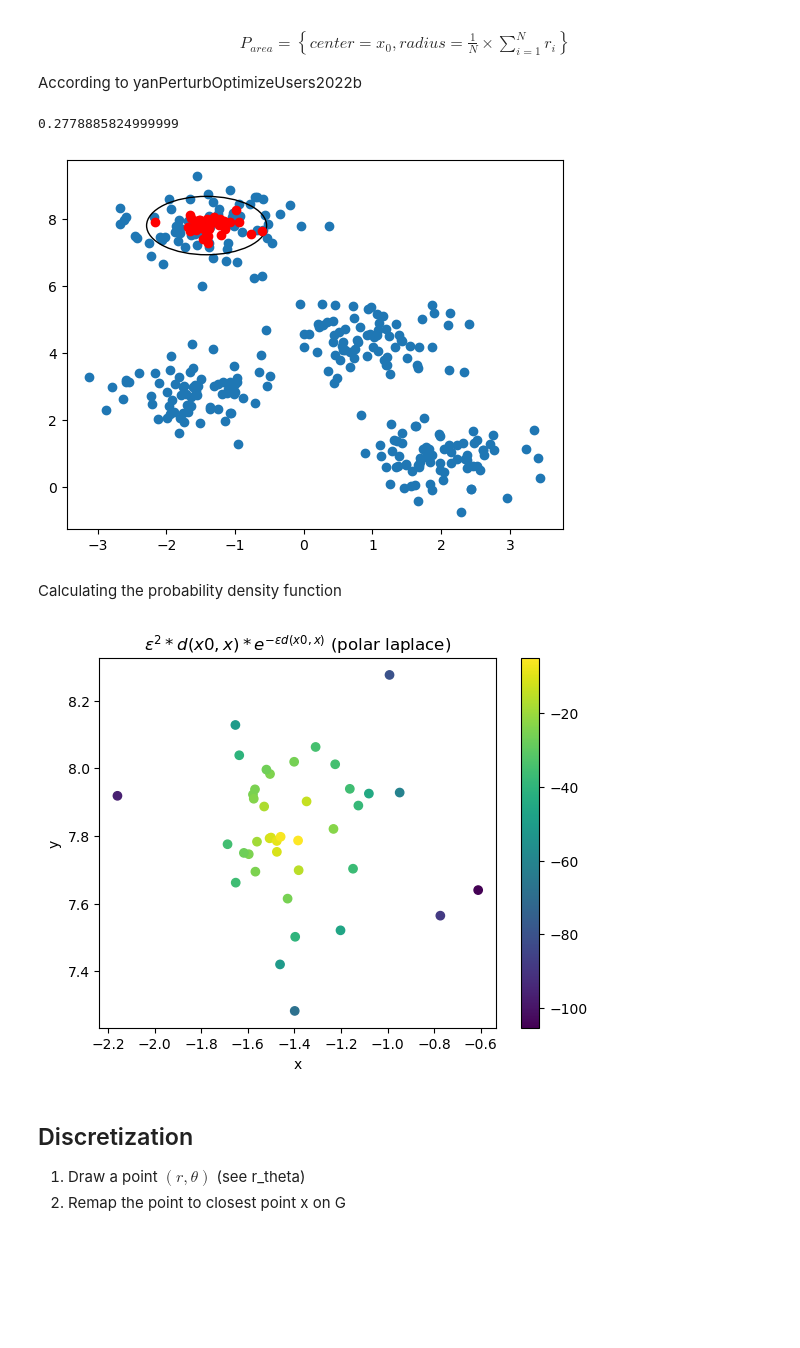
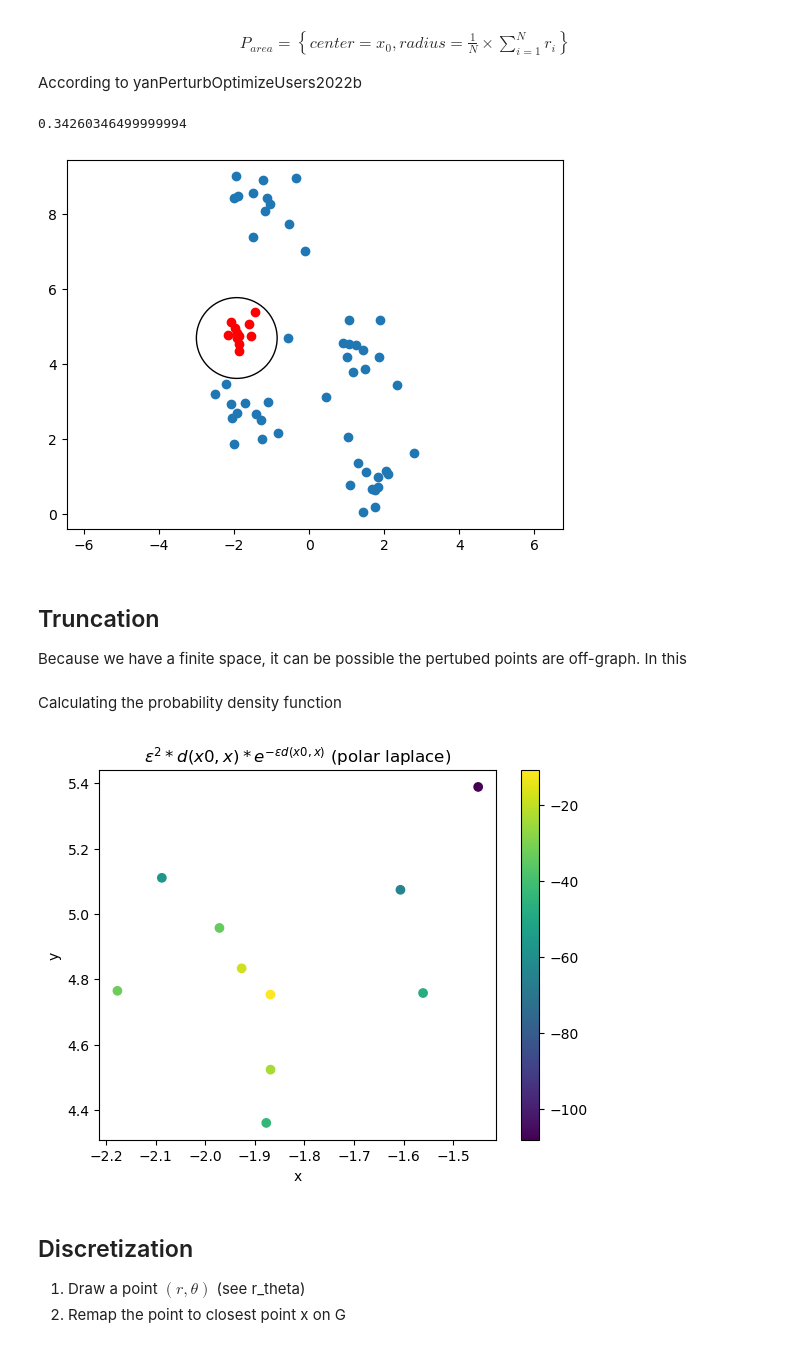
Before and after one commit to tjvanderende/privacy-preserved-clustering-with-nD-Laplace, a Jupyter notebook: RQ1/2D-Laplace.ipynb, the cells around one changed output. Saved outputs shown, nothing was run; the diff lists cells and outputs as text; code cells hidden in the pictures; blank space fills up the shorter version.

```diff
--- a/RQ1/2D-Laplace.ipynb
+++ b/RQ1/2D-Laplace.ipynb
@@ -9,7 +9,7 @@ import random
 2. We standard scale to ensure the same distance between different stats
 # %%
 from sklearn.datasets._samples_generator import make_blobs
-X, y_true = make_blobs(n_samples=300, centers=4, n_features=2,
+X, y_true = make_blobs(n_samples=50, centers=4, n_features=2,
                        cluster_std=0.60, random_state=0)
 # %%
 import pandas as pd
@@ -179,7 +181,7 @@ def polar_to_cartesian (distance, theta):
     return x,y
 
 
-def addVectorToPoint(point, distance, angle, radius):
+def addVectorToPoint(point, distance, angle):
 	x1, y1 = point
 	x2 = x1 + (distance * np.cos(angle))
 	y2 = y1 + (distance * np.sin(angle))
@@ -189,7 +191,7 @@ def generate_laplace_noise(eps, x, y):
     theta = np.random.rand()*np.pi*2
     p = random.random()
     r = inverseCumulativeGamma(eps, p) # draw radius distance
-    return addVectorToPoint([x, y], r, theta, radius)
+    return addVectorToPoint([x, y], r, theta)
     # Map the Cartesian coordinates to the nearest grid point
     #x_grid = round(x_new / grid_step) * grid_step
     #y_grid = round(y_new / grid_step) * grid_step
@@ -205,7 +207,7 @@ from math import sqrt
 Z = []
 total_dis = 0
 x0 = X[1, 0], X[3, 1]
-N = 40
+N = 10
 for nm in range(0, N):
     x1, y1 = x0
     noise = generate_laplace_noise(epsilon, x1, y1)
@@ -216,7 +218,7 @@ for nm in range(0, N):
 R = total_dis / N
 print(R)
 # %% [output]
-0.2778885824999999
+0.34260346499999994
 # %%
 #point_of_interest_x = X[1,0]
 #point_of_interest_y = X[3,1]
@@ -225,18 +227,24 @@ Z = np.array(Z)
 # %%
 fig, ax = plt.subplots()
 
 ax.scatter(X[:, 0], X[:,1])
 
 
 ax.scatter(x0[0], x0[1], color='red', marker='o')
 
-circle = plt.Circle((x0[0], x0[1]), R*math.pi, color='black', fill=False)
+circle = plt.Circle((x0[0], x0[1]), R * np.pi, color='black', fill=False)
 ax.add_artist(circle)
+ax.set_aspect('equal', adjustable='datalim')
+
 ax.scatter(Z[:, 0], Z[:,1], color='red')
 
 plt.show()
 # %% [output]
-[figure, old version]
+[figure, new version]
+# %% [markdown]
+## Truncation
+Because we have a finite space, it can be possible the pertubed points are off-graph.
+In this
 # %% [markdown]
 Calculating the probability density function
 # %%
@@ -255,7 +263,7 @@ plt.xlabel('x')
 plt.ylabel('y')
 plt.show()
 # %% [output]
-[figure, old version]
+[figure, new version]
 # %% [markdown]
 ## Discretization
 1. Draw a point $(r, \theta)$ (see r_theta)
```
Also changed, not shown: parts of 3 cells of this notebook, 1 other file.
